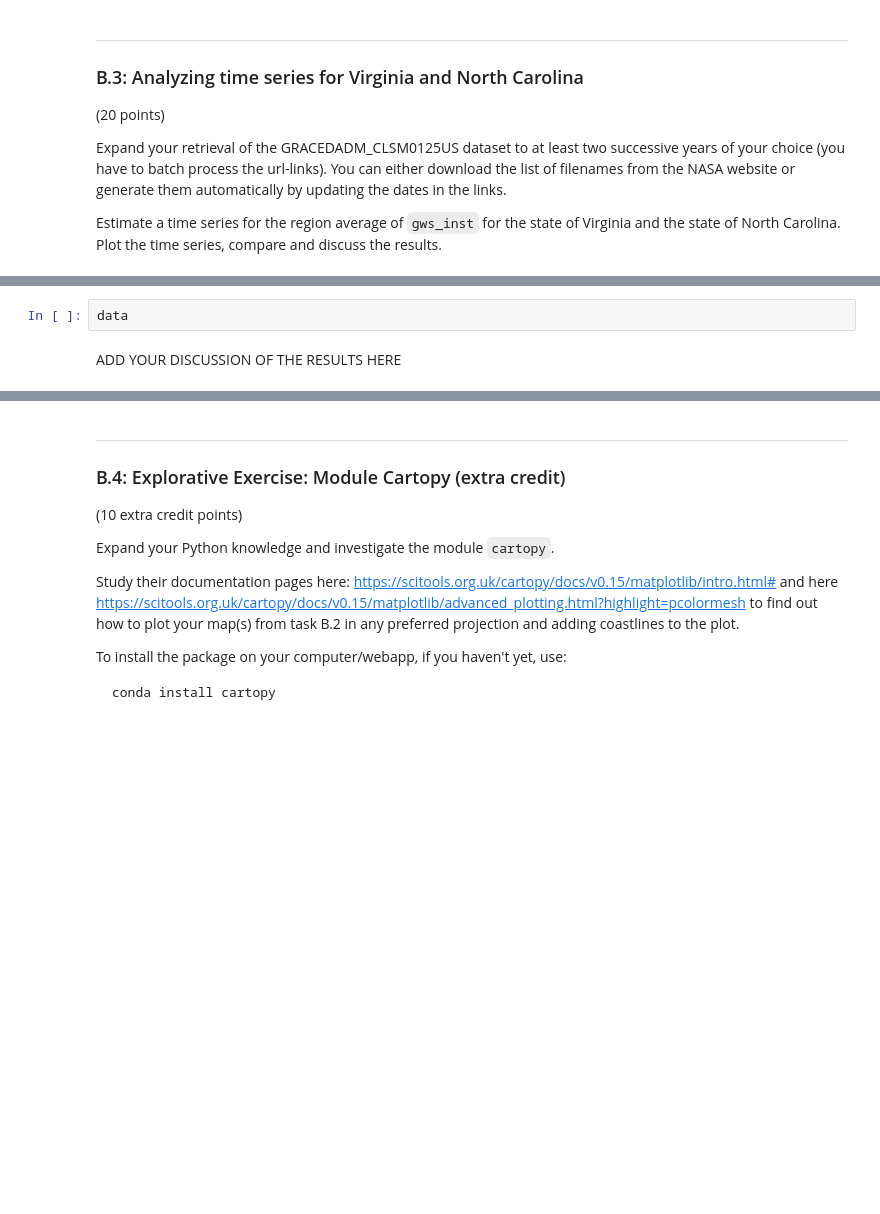
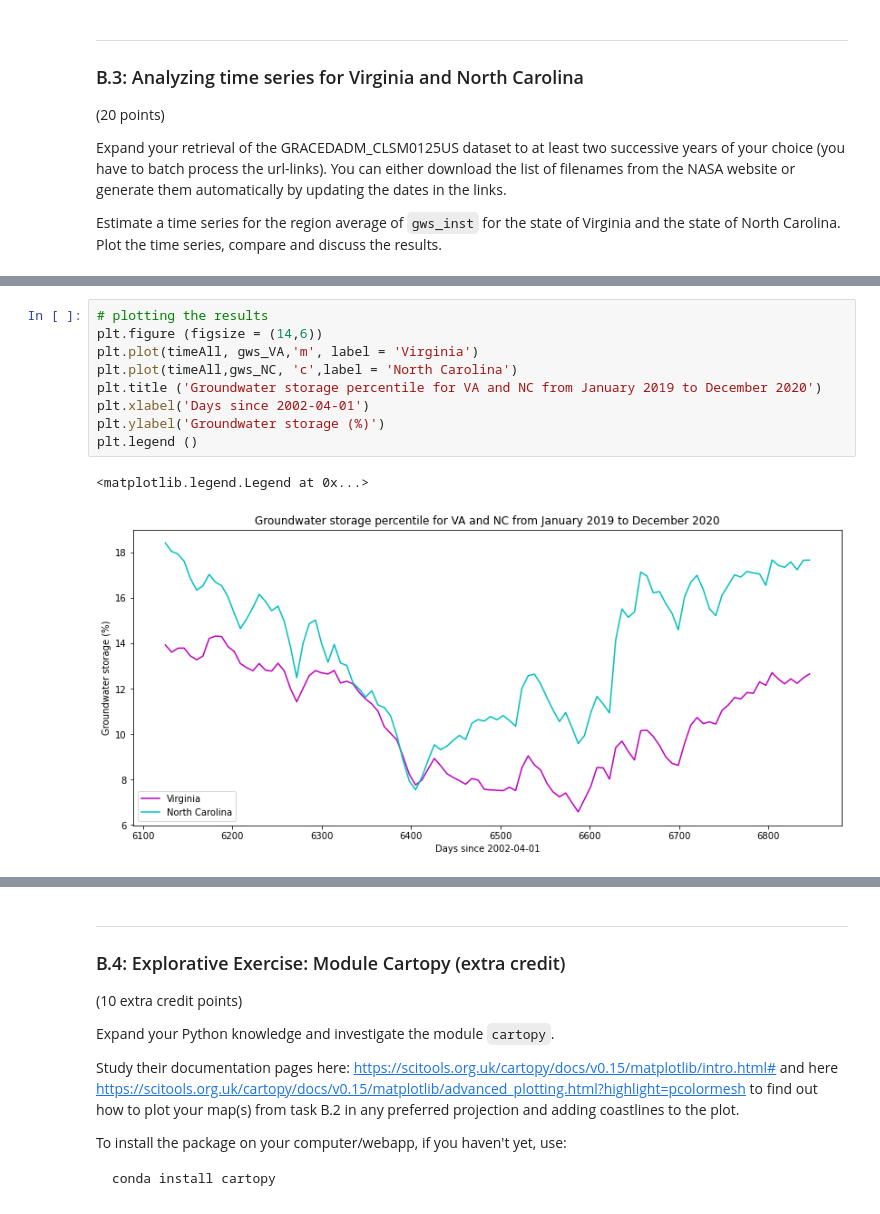
Before and after one commit to faizbond/geosf21_fadams, a Jupyter notebook: ExamFinal.ipynb, the cells around one changed output, grey strips where cells are left out. Drawn from its saved outputs; the diff is of its cells as text; blank space fills up the shorter version.

```diff
--- a/ExamFinal.ipynb
+++ b/ExamFinal.ipynb
@@ -294,5 +386,12 @@ KeyboardInterrupt:
-# %%
-data
-# %% [markdown]
-
-ADD YOUR DISCUSSION OF THE RESULTS HERE
+# %%
+# plotting the results
+plt.figure (figsize = (14,6))
+plt.plot(timeAll, gws_VA,'m', label = 'Virginia')
+plt.plot(timeAll,gws_NC, 'c',label = 'North Carolina')
+plt.title ('Groundwater storage percentile for VA and NC from January 2019 to December 2020')
+plt.xlabel('Days since 2002-04-01')
+plt.ylabel('Groundwater storage (%)')
+plt.legend ()
+# %% [output]
+<matplotlib.legend.Legend at 0x...>
+[figure, added]
```
Also changed, not shown: parts of 28 cells of this notebook.
